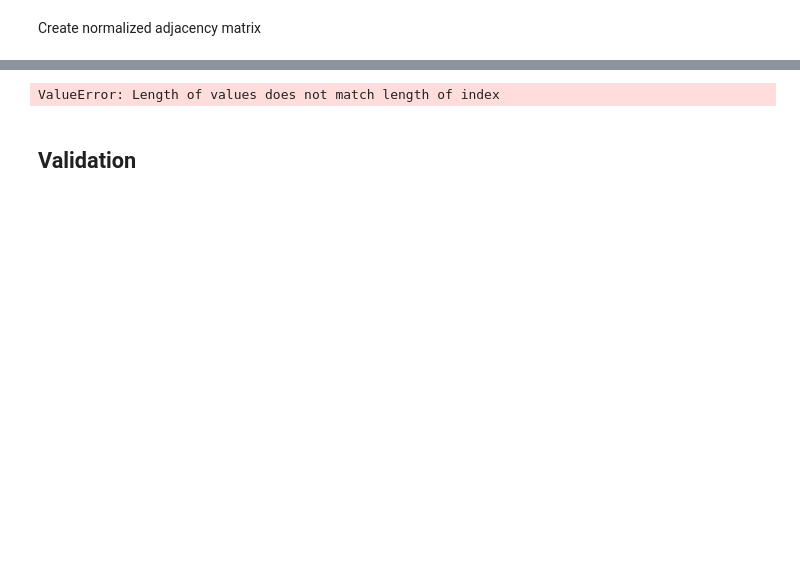
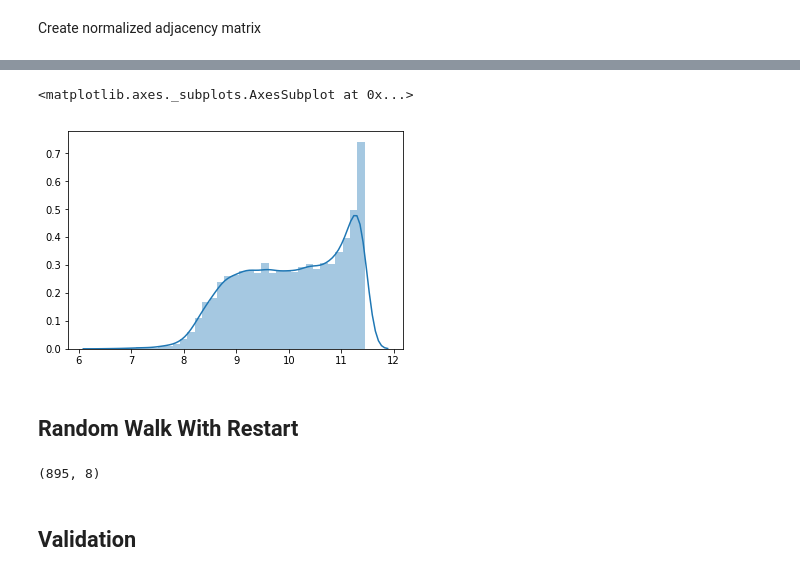
Before and after one commit to kkchau/NetGWAS, a Jupyter notebook: work/NetworkGWAS.ipynb, the cells around one changed output, grey strips where cells are left out. Cells and saved outputs as stored; diff of their text form; code cells hidden in the pictures; blank space fills up the shorter version.

```diff
--- a/work/NetworkGWAS.ipynb
+++ b/work/NetworkGWAS.ipynb
@@ -236,3 +238,10 @@ gene_summaries.sort_values(by = ["Gene ReScorePR"], axis = 0, ascending = False)
+# %%
+sns.distplot(-np.log(list(pagerank.values())))
+# %% [output]
+<matplotlib.axes._subplots.AxesSubplot at 0x...>
+[figure, added]
+# %% [markdown]
+## Random Walk With Restart
 # %%
 A = nx.to_numpy_matrix(net)
 D = np.diag(list(dict(net.degree()).values()))
@@ -246,4 +272,4 @@ rescore = np.dot(similarity, gene_summaries["Gene Score"])
 # %%
-gene_summaries["Gene ReScoreRWR"] = rescore
+gene_summaries[gene_summaries["Gene ReScoreRWR"] >= new_threshold].shape
 # %% [output]
-ValueError: Length of values does not match length of index
+(895, 8)
```
Also changed, not shown: parts of 39 cells of this notebook, 2 other files.
